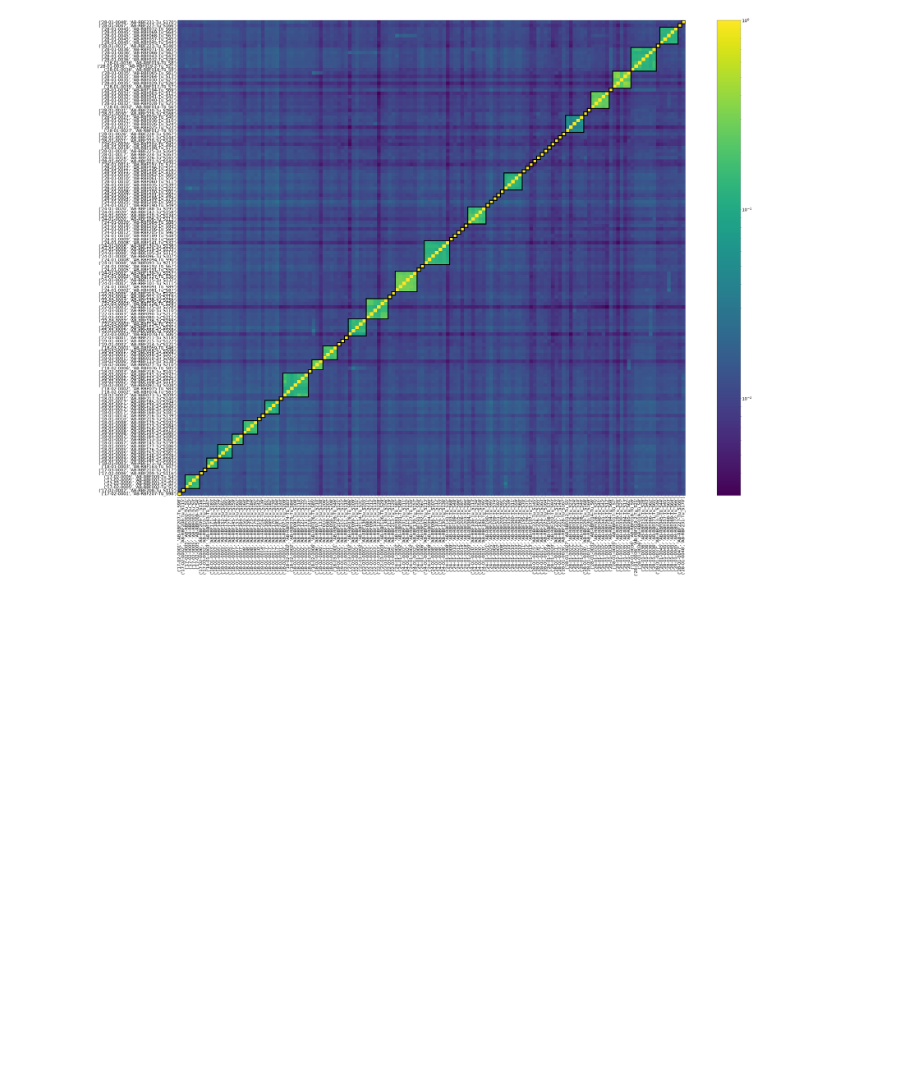
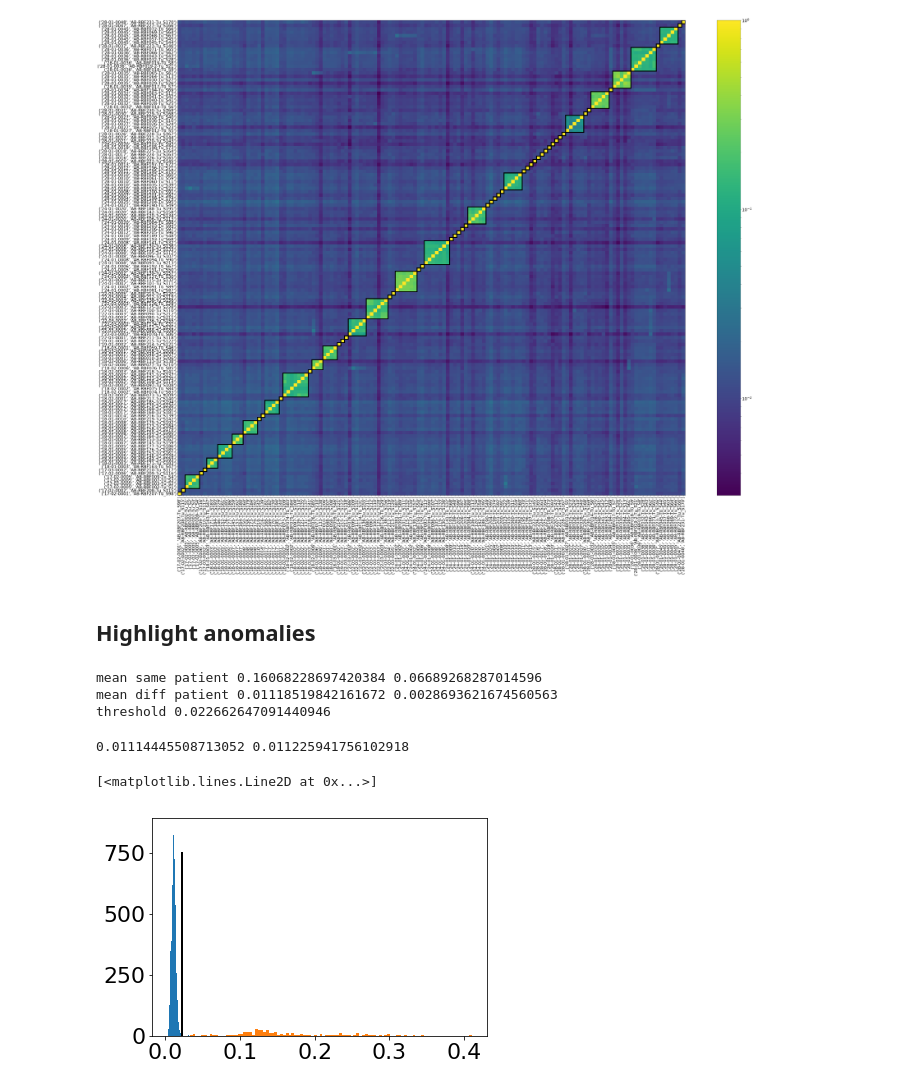
Before and after one commit to EDS-Bioinformatics-Laboratory/reseda, a Jupyter notebook: PLOT-clone-overlap/pandas-compare-clones.ipynb, the cells around one changed output. Drawn from its saved outputs; the diff is of its cells as text; code cells hidden in the pictures; blank space fills up the shorter version.

Commit message:
pandas-compare-clones.ipynb: evaluate similarity values between patients and highlight those that are above mean + 4*stderr

```diff
--- a/PLOT-clone-overlap/pandas-compare-clones.ipynb
+++ b/PLOT-clone-overlap/pandas-compare-clones.ipynb
@@ -163,3 +164,46 @@ drawHeatmap(sim)
 # %% [output]
 Wrote run25-TRB_HUMAN.pdf to disk
 [figure]
+# %% [markdown]
+## Highlight anomalies
+# %%
+# get index pairs of same patient (divide same vs not same sample) and list indices for different patients
+same_sample = list()
+same_patient = list()
+diff_patient = list()
+for x in sim.index:
+    for y in sim.columns:
+        if x[0] == y[0]:  # same patient
+            if x[1] == y[1]:  # same sample
+                same_sample.append((x, y))
+            else:        # same patient, but not same sample
+                same_patient.append((x, y))
+        else:             # not same patient
+            diff_patient.append((x,y))
+# %%
+# Get values of same patient (but different samples) and values for different patients
+values_same_patient = [sim.loc[x][y] for x,y in same_patient]
+values_diff_patient = [sim.loc[x][y] for x,y in diff_patient]
+mean_diff_patient = np.mean(values_diff_patient)
+std_diff_patient = np.std(values_diff_patient)
+threshold = mean_diff_patient + 4 * std_diff_patient
+print("mean same patient", np.mean(values_same_patient), np.std(values_same_patient))
+print("mean diff patient", mean_diff_patient, std_diff_patient)
+print("threshold", threshold)
+# %% [output]
+mean same patient 0.16068228697420384 0.06689268287014596
+mean diff patient 0.01118519842161672 0.0028693621674560563
+threshold 0.022662647091440946
+# %%
+a, b = st.t.interval(0.95, len(values_diff_patient)-1, loc=np.mean(values_diff_patient), scale=st.sem(values_diff_patient))
+print(a,b)
+# %% [output]
+0.01114445508713052 0.011225941756102918
+# %%
+# Boxplot
+plt.hist(values_diff_patient, bins=100)
+plt.hist(values_same_patient, bins=100)
+plt.plot([threshold, threshold], [0, 750], 'k-', lw=2)
+# %% [output]
+[<matplotlib.lines.Line2D at 0x...>]
+[figure, added]
```
Also changed, not shown: parts of 4 cells of this notebook.
